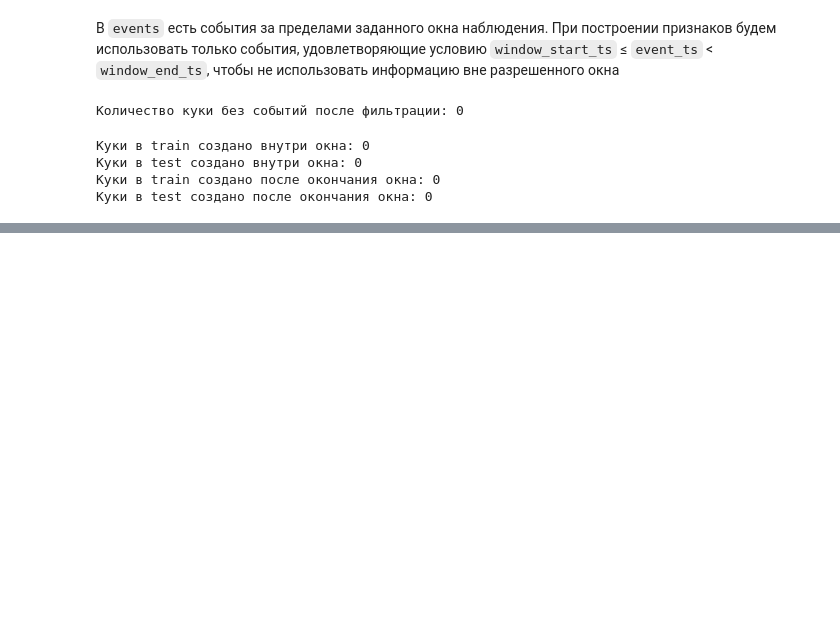
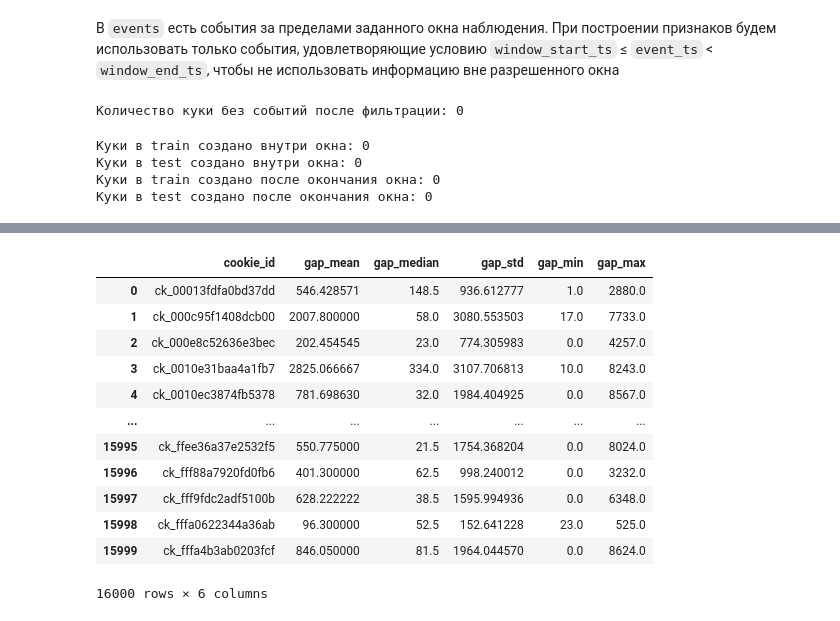
Before and after one commit to Nochami4/avito-bot-detection, a Jupyter notebook: solution.ipynb, the cells around one changed output, grey strips where cells are left out. Saved outputs shown, nothing was run; the diff lists cells and outputs as text; code cells hidden in the pictures; blank space fills up the shorter version.

```diff
--- a/solution.ipynb
+++ b/solution.ipynb
@@ -341,0 +476,28 @@ print(f"Куки в test создано после окончания окна:
+# %%
+gap_features = (
+    events_sorted.groupby("cookie_id")
+    .agg(
+        gap_mean=("event_gap_seconds", "mean"),
+        gap_median=("event_gap_seconds", "median"),
+        gap_std=("event_gap_seconds", "std"),
+        gap_min=("event_gap_seconds", "min"),
+        gap_max=("event_gap_seconds", "max"),
+    )
+    .reset_index()
+)
+
+gap_features
+# %% [output]
+|  | cookie_id | gap_mean | gap_median | gap_std | gap_min | gap_max |
+| 0 | ck_00013fdfa0bd37dd | 546.428571 | 148.5 | 936.612777 | 1.0 | 2880.0 |
+| 1 | ck_000c95f1408dcb00 | 2007.800000 | 58.0 | 3080.553503 | 17.0 | 7733.0 |
+| 2 | ck_000e8c52636e3bec | 202.454545 | 23.0 | 774.305983 | 0.0 | 4257.0 |
+| 3 | ck_0010e31baa4a1fb7 | 2825.066667 | 334.0 | 3107.706813 | 10.0 | 8243.0 |
+| 4 | ck_0010ec3874fb5378 | 781.698630 | 32.0 | 1984.404925 | 0.0 | 8567.0 |
+| ... | ... | ... | ... | ... | ... | ... |
+| 15995 | ck_ffee36a37e2532f5 | 550.775000 | 21.5 | 1754.368204 | 0.0 | 8024.0 |
+| 15996 | ck_fff88a7920fd0fb6 | 401.300000 | 62.5 | 998.240012 | 0.0 | 3232.0 |
+| 15997 | ck_fff9fdc2adf5100b | 628.222222 | 38.5 | 1595.994936 | 0.0 | 6348.0 |
+| 15998 | ck_fffa0622344a36ab | 96.300000 | 52.5 | 152.641228 | 23.0 | 525.0 |
+| 15999 | ck_fffa4b3ab0203fcf | 846.050000 | 81.5 | 1964.044570 | 0.0 | 8624.0 |
+16000 rows × 6 columns
```
Also changed, not shown: parts of 28 cells of this notebook, 1 other file.
